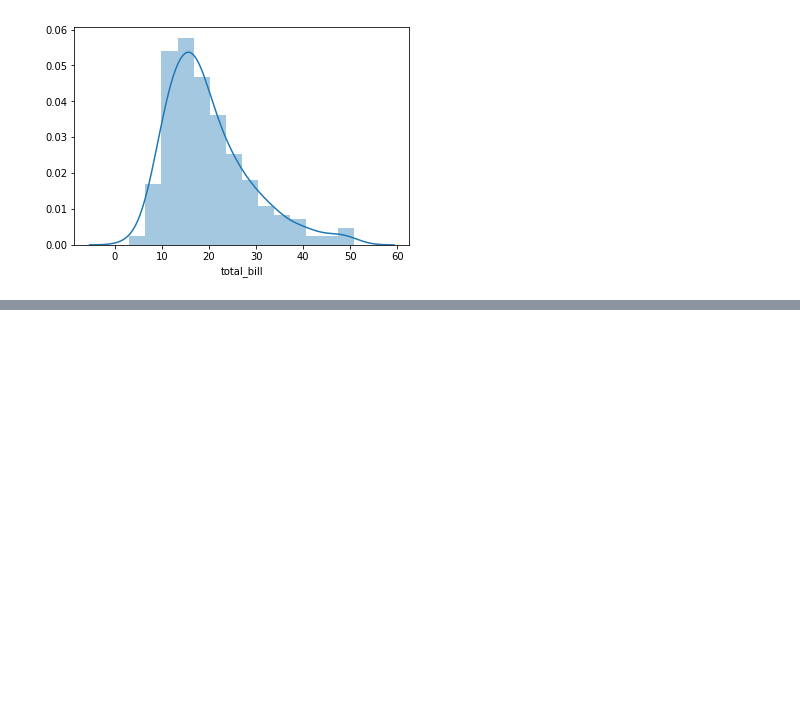
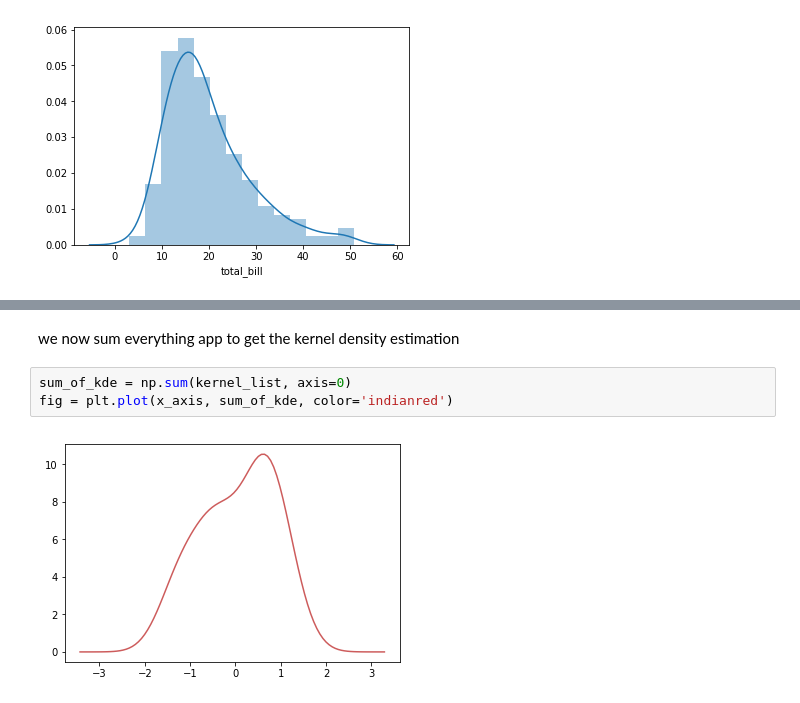
Before and after one commit to ohduran-attempts/data-science-review, a Jupyter notebook: Seaborn Crash Course/Seaborn.ipynb, the cells around one changed output, grey strips where cells are left out. Drawn from its saved outputs; the diff is of its cells as text; blank space fills up the shorter version.

```diff
--- a/Seaborn Crash Course/Seaborn.ipynb
+++ b/Seaborn Crash Course/Seaborn.ipynb
@@ -48,0 +84,7 @@ sns.distplot(tips['total_bill']);
+# %% [markdown]
+we now sum everything app to get the kernel density estimation
+# %%
+sum_of_kde = np.sum(kernel_list, axis=0)
+fig = plt.plot(x_axis, sum_of_kde, color='indianred')
+# %% [output]
+[figure, added]
```
Also changed, not shown: parts of 22 cells of this notebook.
